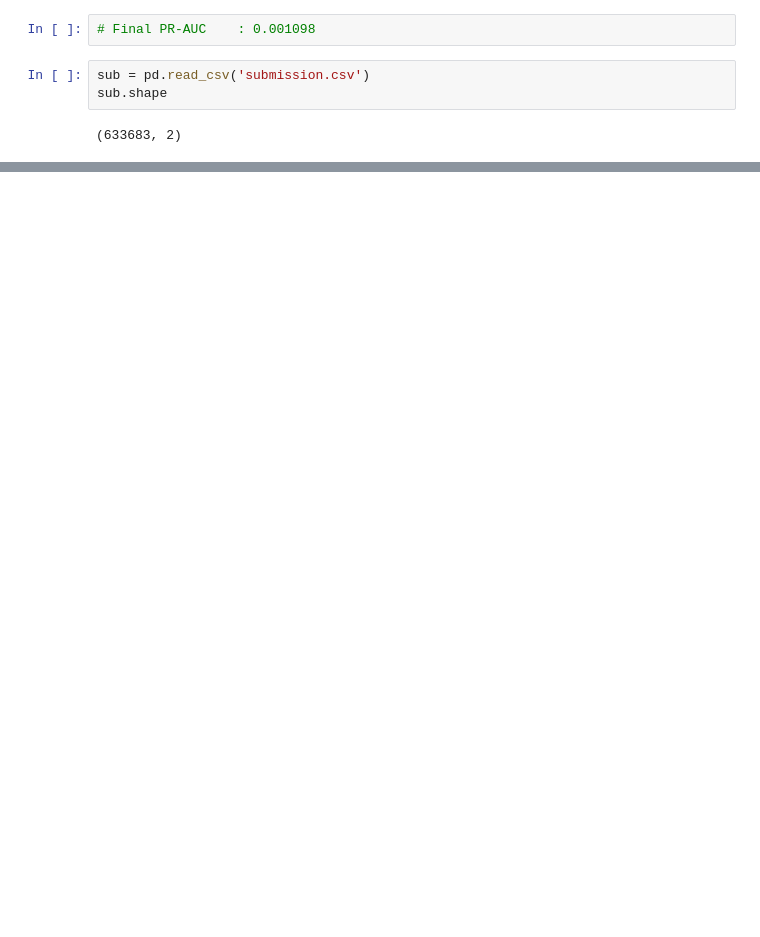
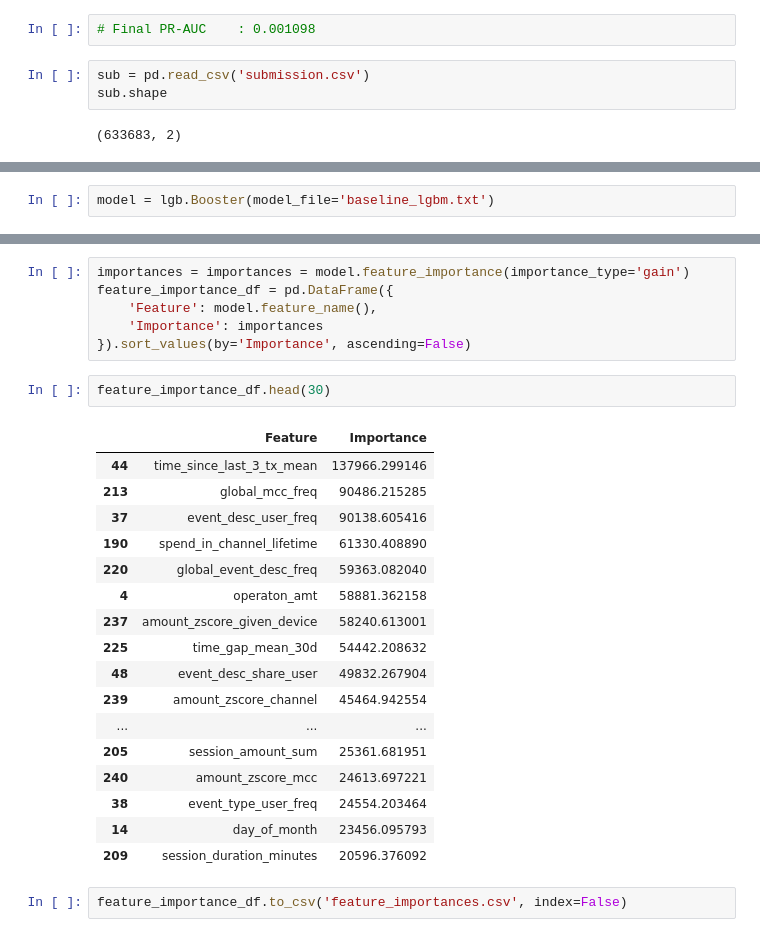
Before and after one commit to hashar7/data_fusion_2026, a Jupyter notebook: notebooks/feature_example.ipynb, the cells around one changed output, grey strips where cells are left out. Saved outputs shown, nothing was run; the diff lists cells and outputs as text; blank space fills up the shorter version.

```diff
--- a/notebooks/feature_example.ipynb
+++ b/notebooks/feature_example.ipynb
@@ -171,0 +159,2 @@ sub.head()
+# %%
+model = lgb.Booster(model_file='baseline_lgbm.txt')
@@ -171,0 +181,28 @@ sub.head()
+# %%
+importances = importances = model.feature_importance(importance_type='gain')
+feature_importance_df = pd.DataFrame({
+    'Feature': model.feature_name(),
+    'Importance': importances
+}).sort_values(by='Importance', ascending=False)
+# %%
+feature_importance_df.head(30)
+# %% [output]
+|  | Feature | Importance |
+| 44 | time_since_last_3_tx_mean | 137966.299146 |
+| 213 | global_mcc_freq | 90486.215285 |
+| 37 | event_desc_user_freq | 90138.605416 |
+| 190 | spend_in_channel_lifetime | 61330.408890 |
+| 220 | global_event_desc_freq | 59363.082040 |
+| 4 | operaton_amt | 58881.362158 |
+| 237 | amount_zscore_given_device | 58240.613001 |
+| 225 | time_gap_mean_30d | 54442.208632 |
+| 48 | event_desc_share_user | 49832.267904 |
+| 239 | amount_zscore_channel | 45464.942554 |
+| ... | ... | ... |
+| 205 | session_amount_sum | 25361.681951 |
+| 240 | amount_zscore_mcc | 24613.697221 |
+| 38 | event_type_user_freq | 24554.203464 |
+| 14 | day_of_month | 23456.095793 |
+| 209 | session_duration_minutes | 20596.376092 |
+# %%
+feature_importance_df.to_csv('feature_importances.csv', index=False)
```
Also changed, not shown: parts of 8 cells of this notebook, 6 other files.
